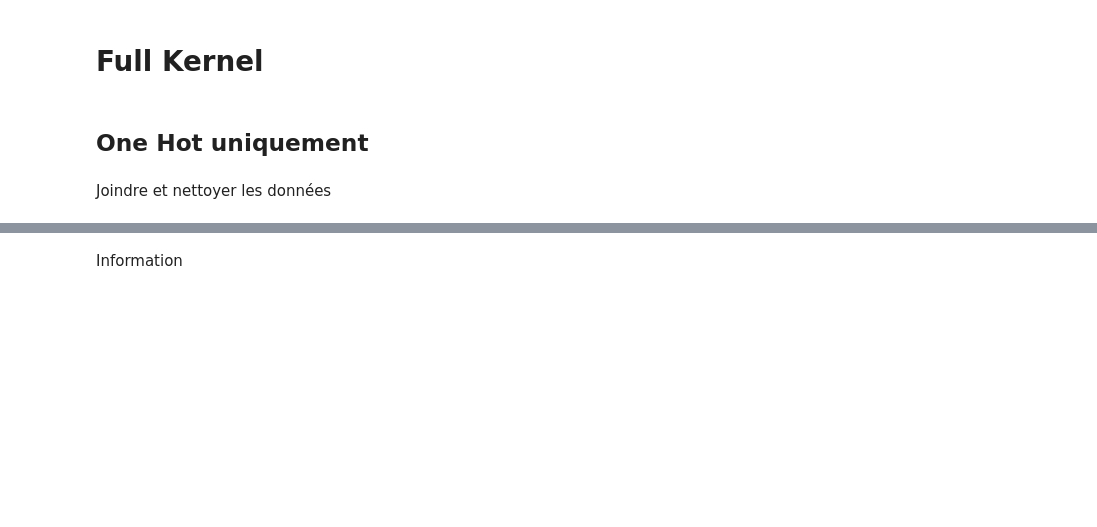
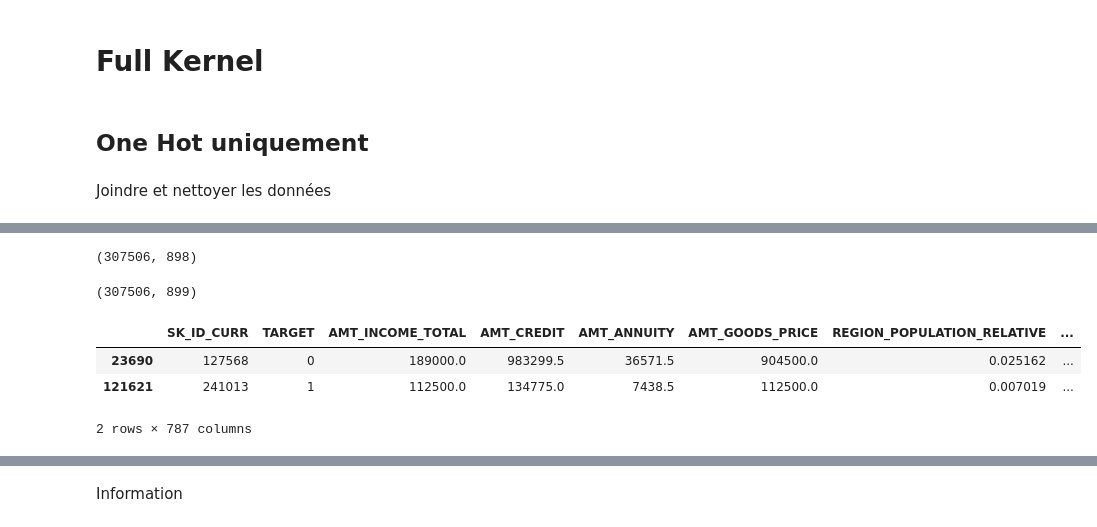
Before and after one commit to ArianeNantes/ocp7, a Jupyter notebook: 0_build_all_data.ipynb, the cells around one changed output, grey strips where cells are left out. Saved outputs shown, nothing was run; the diff lists cells and outputs as text; code cells hidden in the pictures; blank space fills up the shorter version.

```diff
--- a/0_build_all_data.ipynb
+++ b/0_build_all_data.ipynb
@@ -67,6 +70,3 @@ print(shape_application_train)
 ## One Hot uniquement
 # %% [markdown]
 Joindre et nettoyer les données
-# %%
-with timer("Pipeline total time"):
-    df = get_full_data(debug=False, ohe=True)
@@ -86,0 +73,4 @@ Pipeline total time - duration (hh:mm:ss) : 0:08:26
+# %%
+data_builder = DataFull(add_trends=True)
+with timer("Pipeline total time"):
+    df = data_builder.get_data()
@@ -86,0 +237,15 @@ Pipeline total time - duration (hh:mm:ss) : 0:08:26
+# %%
+df.shape
+# %% [output]
+(307506, 898)
+# %%
+df.shape
+# %% [output]
+(307506, 899)
+# %%
+df[df["DAYS_EMPLOYED"] == 0]
+# %% [output]
+|  | SK_ID_CURR | TARGET | AMT_INCOME_TOTAL | AMT_CREDIT | AMT_ANNUITY | AMT_GOODS_PRICE | REGION_POPULATION_RELATIVE | ... |
+| 23690 | 127568 | 0 | 189000.0 | 983299.5 | 36571.5 | 904500.0 | 0.025162 | ... |
+| 121621 | 241013 | 1 | 112500.0 | 134775.0 | 7438.5 | 112500.0 | 0.007019 | ... |
+2 rows × 787 columns
```
Also changed, not shown: parts of 89 cells of this notebook, 13 other files.
